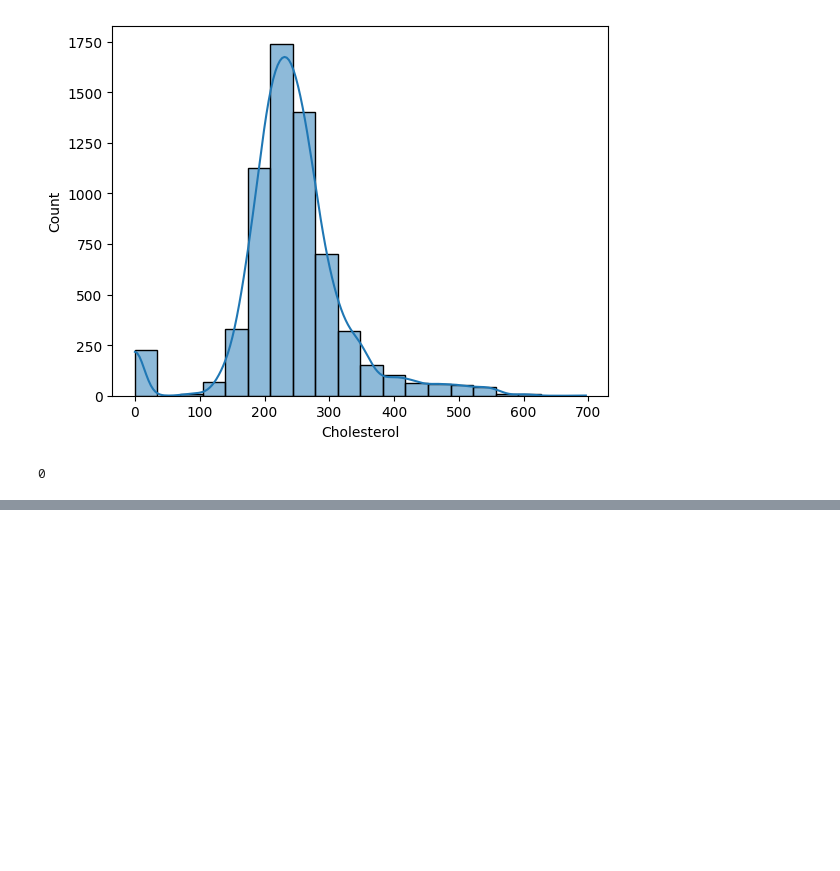
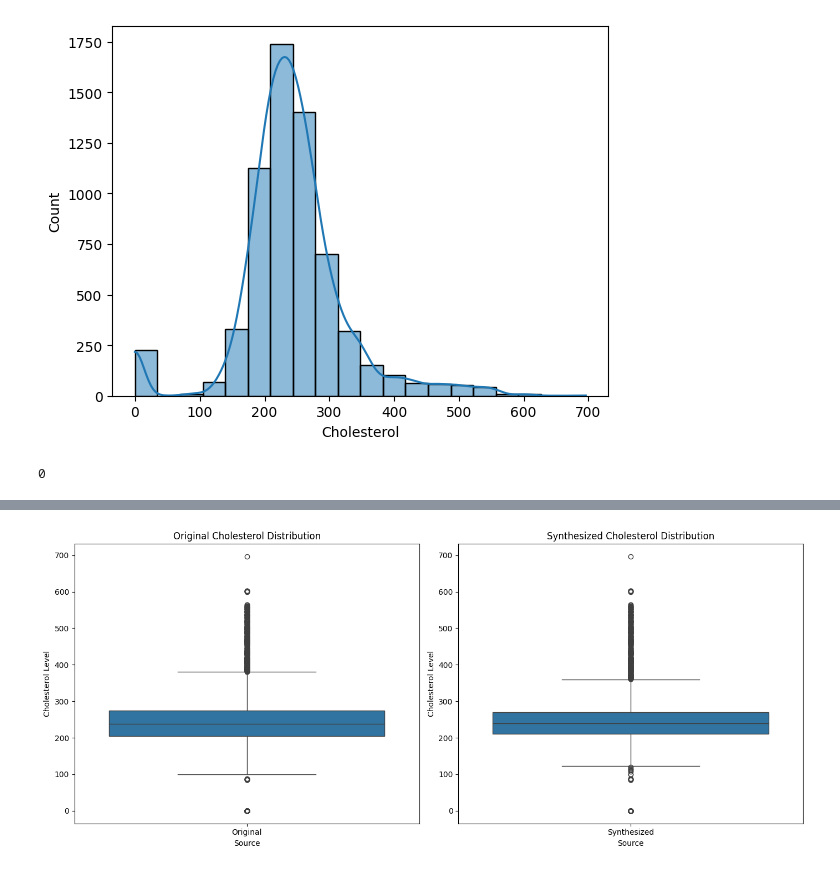
Before and after one commit to xerader/QBS181, a Jupyter notebook: Imputed Data Algorithms/synthesis_data.ipynb, the cells around one changed output, grey strips where cells are left out. Saved outputs shown, nothing was run; the diff lists cells and outputs as text; code cells hidden in the pictures; blank space fills up the shorter version.

```diff
--- a/Imputed Data Algorithms/synthesis_data.ipynb
+++ b/Imputed Data Algorithms/synthesis_data.ipynb
@@ -54,0 +70,24 @@ df.to_csv("/Users/kevinyang/Documents/QBS181/Synthesized Data/kevin_synthesis_da
+# %%
+df['Source'] = 'Original'
+df1['Source'] = 'Synthesized'
+# Combine the datasets
+df_combined = pd.concat([df, df1], axis=0)
+# Create two subplots side by side
+fig, axes = plt.subplots(1, 2, figsize=(14, 6))
+
+# Boxplot for the original dataset
+sns.boxplot(x='Source', y='Cholesterol', data=df_combined[df_combined['Source'] == 'Original'], ax=axes[0])
+axes[0].set_title('Original Cholesterol Distribution')
+#axes[0].set_xlabel('Data Source')
+axes[0].set_ylabel('Cholesterol Level')
+
+# Boxplot for the synthesized dataset
+sns.boxplot(x='Source', y='Cholesterol', data=df_combined[df_combined['Source'] == 'Synthesized'], ax=axes[1])
+axes[1].set_title('Synthesized Cholesterol Distribution')
+#axes[1].set_xlabel('Data Source')
+axes[1].set_ylabel('Cholesterol Level')
+
+plt.tight_layout()
+plt.show()
+# %% [output]
+[figure, added]
```
Also changed, not shown: parts of 5 cells of this notebook.
